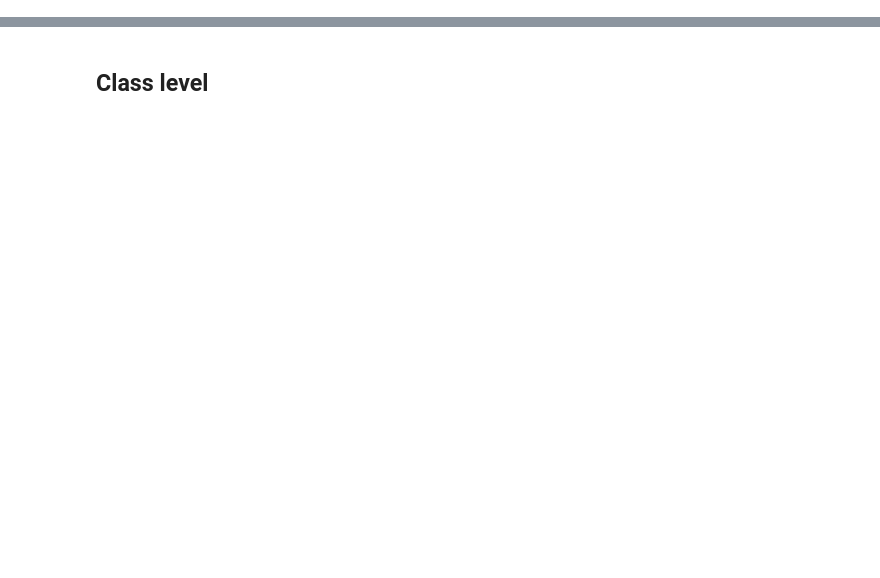
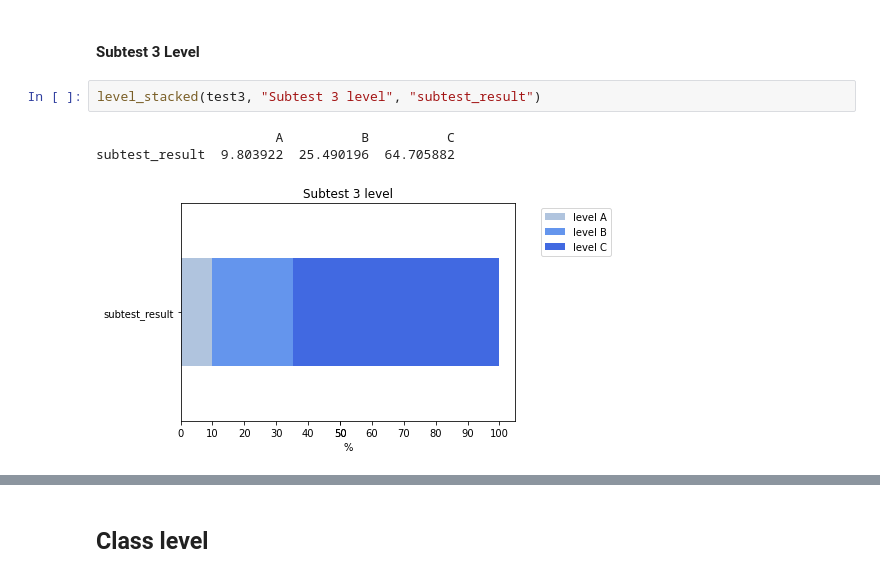
Before and after one commit to imkeines/tiria_data, a Jupyter notebook: Data_EDA.ipynb, the cells around one changed output, grey strips where cells are left out. Cells and saved outputs as stored; diff of their text form; blank space fills up the shorter version.

```diff
--- a/Data_EDA.ipynb
+++ b/Data_EDA.ipynb
@@ -151,0 +137,8 @@ Test 4:  -0.5491691547746674
+# %% [markdown]
+#### Subtest 3 Level
+# %%
+level_stacked(test3, "Subtest 3 level", "subtest_result")
+# %% [output]
+                       A          B          C
+subtest_result  9.803922  25.490196  64.705882
+[figure, added]
```
Also changed, not shown: parts of 74 cells of this notebook, 2 other files.
